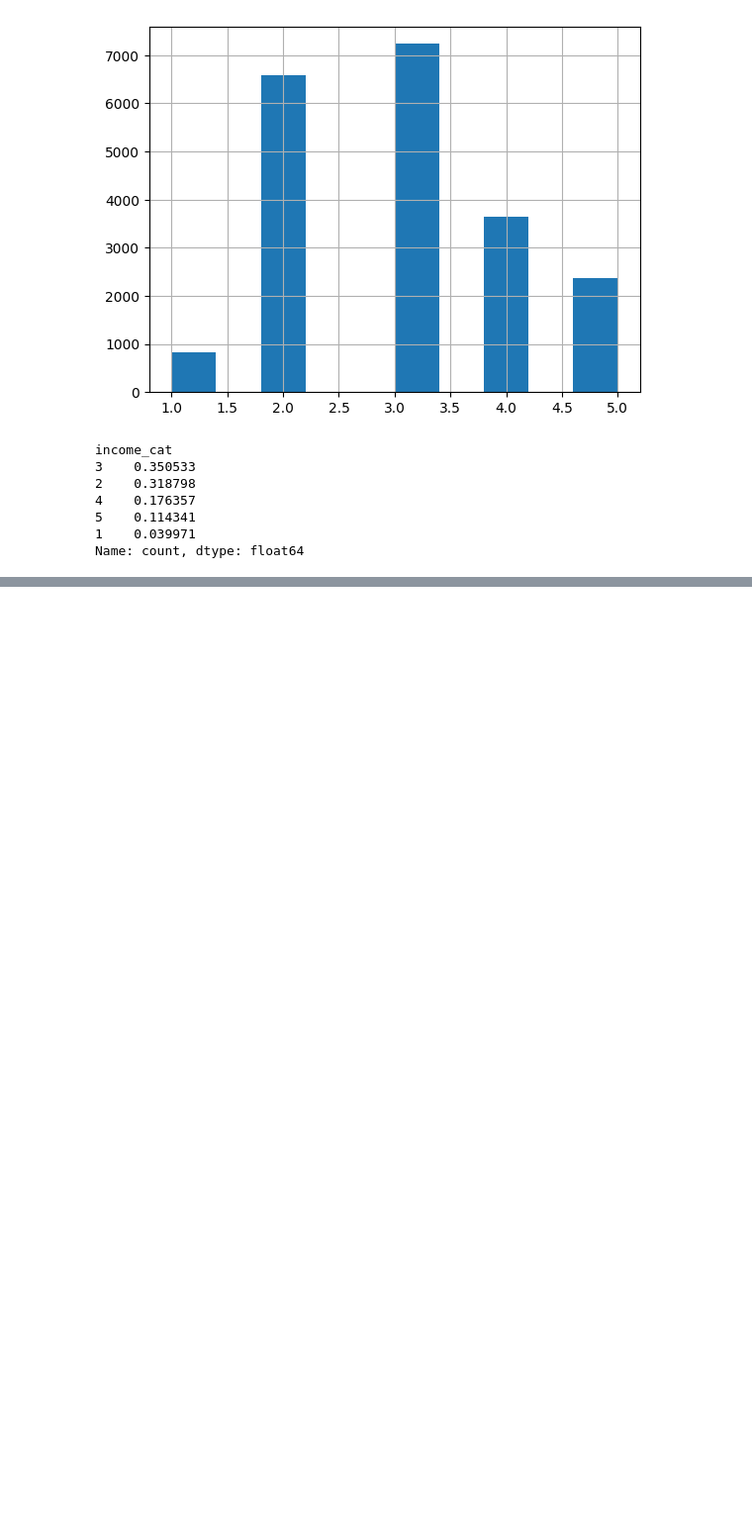
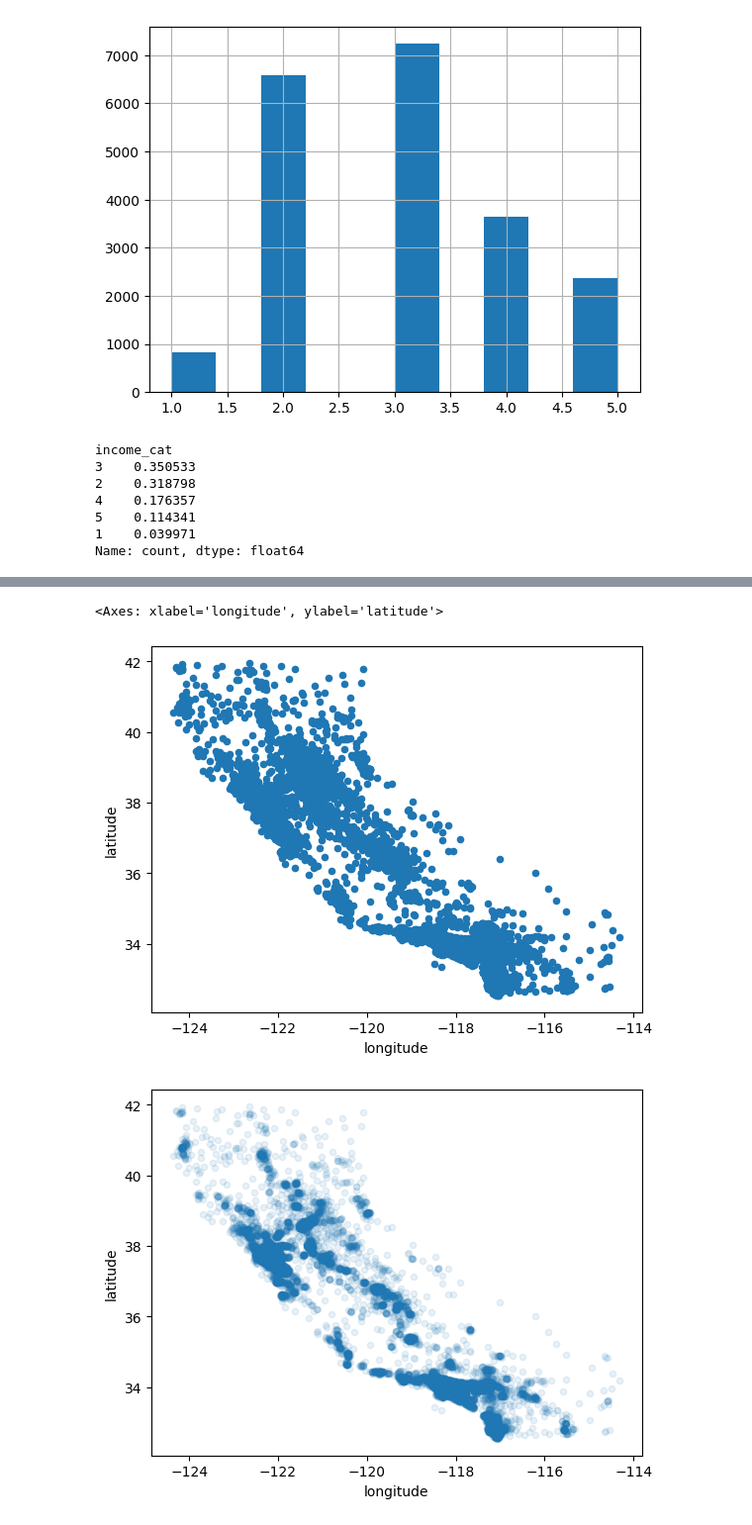
Before and after one commit to smtran8/MLbook_practice, a Jupyter notebook: chapter2.ipynb, the cells around one changed output, grey strips where cells are left out. Shown at 99% size. Saved outputs shown, nothing was run; the diff lists cells and outputs as text; code cells hidden in the pictures; blank space fills up the shorter version.

```diff
--- a/chapter2.ipynb
+++ b/chapter2.ipynb
@@ -114,3 +114,13 @@ housing.describe(include = 'all')
 | 50% | -118.490000 | 34.260000 | 29.000000 | 2127.000000 | 435.000000 | 1166.000000 | 409.000000 | ... |
 | 75% | -118.010000 | 37.710000 | 37.000000 | 3148.000000 | 647.000000 | 1725.000000 | 605.000000 | ... |
 | max | -114.310000 | 41.950000 | 52.000000 | 39320.000000 | 6445.000000 | 35682.000000 | 6082.000000 | ... |
+# %%
+#Now visualize the data on the train set
+housing_copy = strat_train_set.copy()
+housing_copy.plot(kind="scatter", x="longitude", y="latitude") #If it is geographical data, then we should use scatter plot  => looks like Cali
+#Set alpha = 0.1 to see the density
+housing_copy.plot(kind="scatter", x="longitude", y="latitude", alpha=0.1)
+# %% [output]
+<Axes: xlabel='longitude', ylabel='latitude'>
+[figure, added]
+[figure, added]
```
Also changed, not shown: parts of 13 cells of this notebook.
